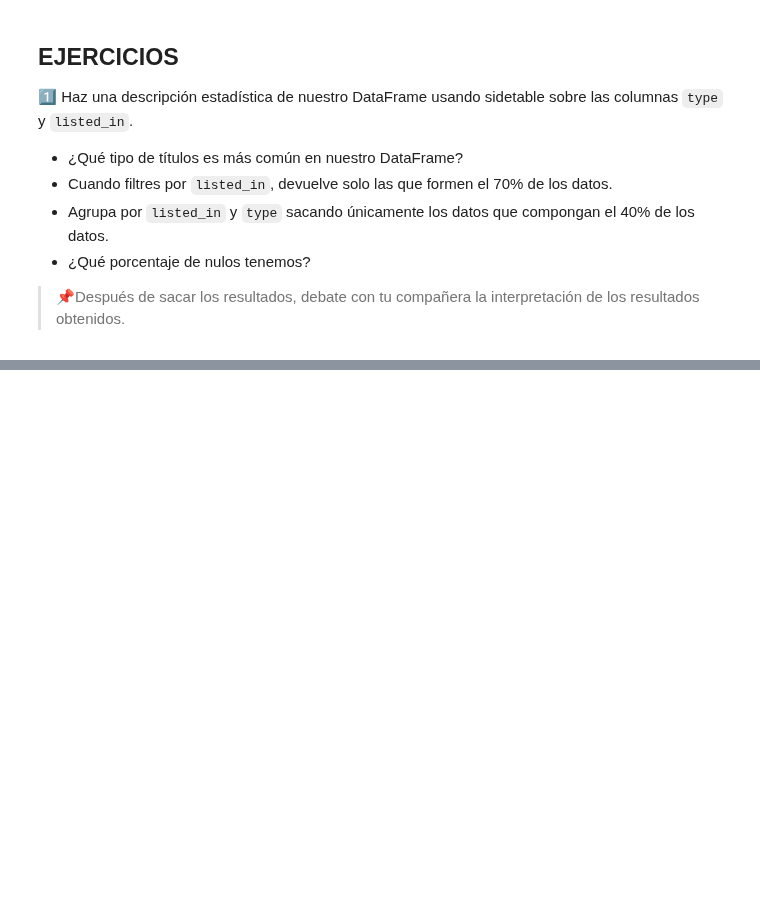
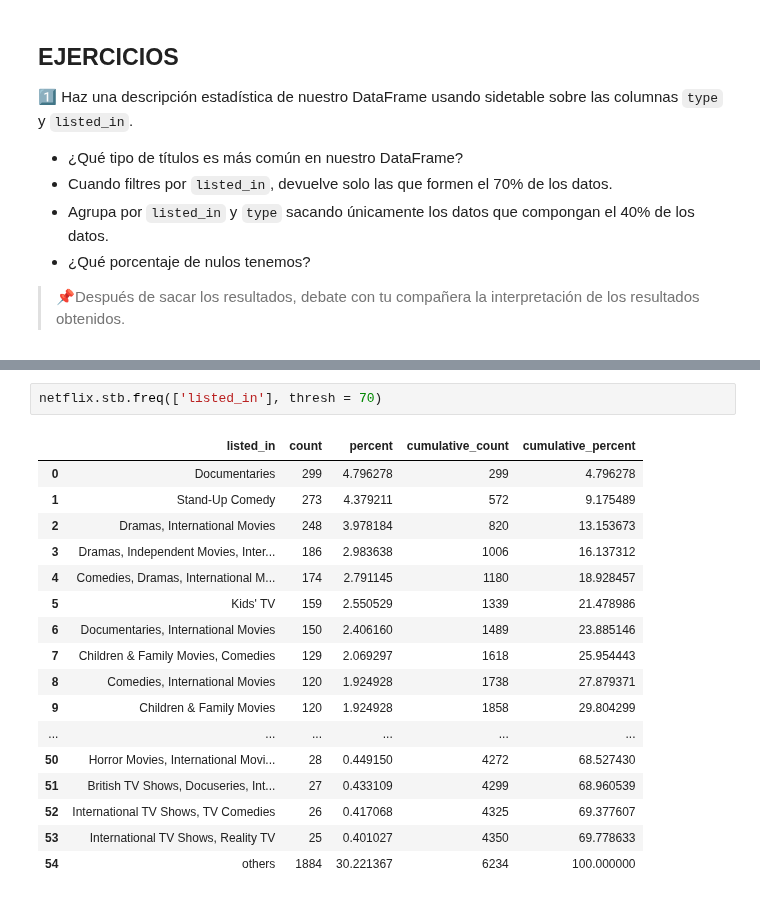
Before and after one commit to paulafuenteg/ejercicios_clase, a Jupyter notebook: EDA/EDA-II-Nulos&Outliers.ipynb, the cells around one changed output, grey strips where cells are left out. Saved outputs shown, nothing was run; the diff lists cells and outputs as text; blank space fills up the shorter version.

```diff
--- a/EDA/EDA-II-Nulos&Outliers.ipynb
+++ b/EDA/EDA-II-Nulos&Outliers.ipynb
@@ -369,0 +388,20 @@ Si interpretamos estos resultados:
+# %%
+netflix.stb.freq(['listed_in'], thresh = 70)
+# %% [output]
+|  | listed_in | count | percent | cumulative_count | cumulative_percent |
+| 0 | Documentaries | 299 | 4.796278 | 299 | 4.796278 |
+| 1 | Stand-Up Comedy | 273 | 4.379211 | 572 | 9.175489 |
+| 2 | Dramas, International Movies | 248 | 3.978184 | 820 | 13.153673 |
+| 3 | Dramas, Independent Movies, Inter... | 186 | 2.983638 | 1006 | 16.137312 |
+| 4 | Comedies, Dramas, International M... | 174 | 2.791145 | 1180 | 18.928457 |
+| 5 | Kids' TV | 159 | 2.550529 | 1339 | 21.478986 |
+| 6 | Documentaries, International Movies | 150 | 2.406160 | 1489 | 23.885146 |
+| 7 | Children & Family Movies, Comedies | 129 | 2.069297 | 1618 | 25.954443 |
+| 8 | Comedies, International Movies | 120 | 1.924928 | 1738 | 27.879371 |
+| 9 | Children & Family Movies | 120 | 1.924928 | 1858 | 29.804299 |
+| ... | ... | ... | ... | ... | ... |
+| 50 | Horror Movies, International Movi... | 28 | 0.449150 | 4272 | 68.527430 |
+| 51 | British TV Shows, Docuseries, Int... | 27 | 0.433109 | 4299 | 68.960539 |
+| 52 | International TV Shows, TV Comedies | 26 | 0.417068 | 4325 | 69.377607 |
+| 53 | International TV Shows, Reality TV | 25 | 0.401027 | 4350 | 69.778633 |
+| 54 | others | 1884 | 30.221367 | 6234 | 100.000000 |
```
Also changed, not shown: parts of 8 cells of this notebook, 4 other files.
